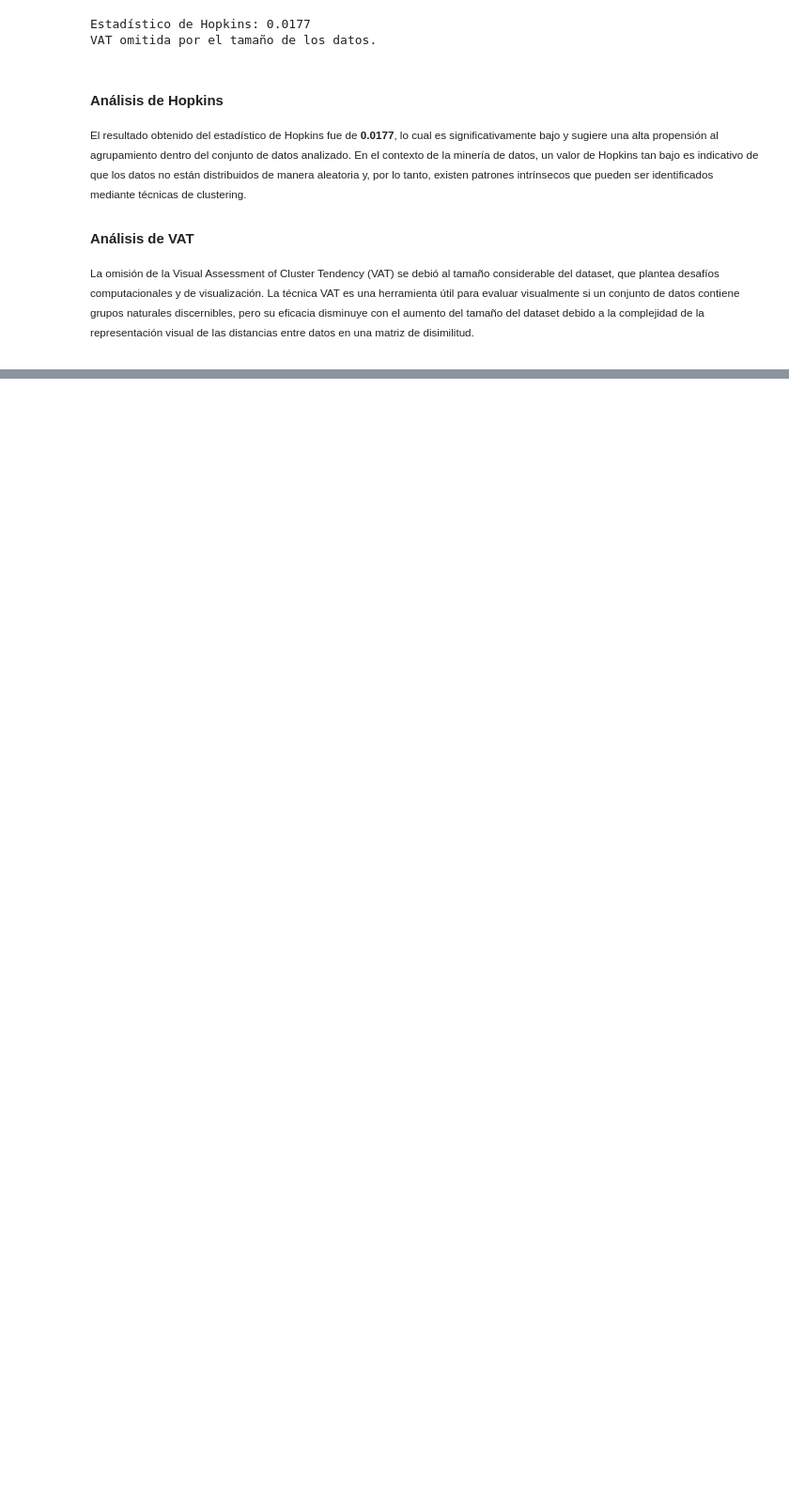
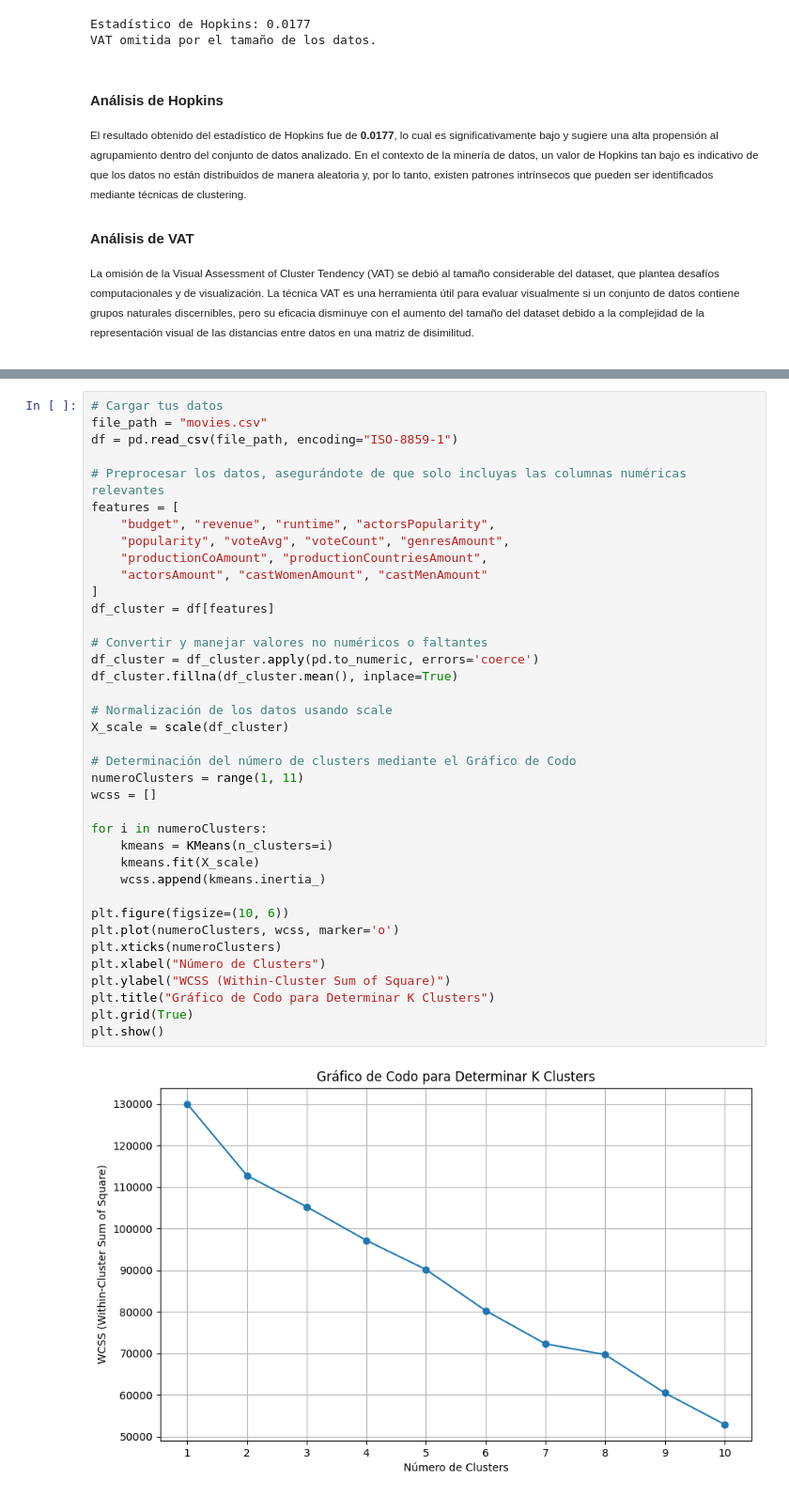
Before and after one commit to lemoonchild/Clustering-APriori-PCA, a Jupyter notebook: Clustering.ipynb, the cells around one changed output, grey strips where cells are left out. Shown at 94% size. Drawn from its saved outputs; the diff is of its cells as text; blank space fills up the shorter version.

Commit message:
feat: add exercise 1.3 for clustering analysis

```diff
--- a/Clustering.ipynb
+++ b/Clustering.ipynb
@@ -115,0 +117,40 @@ La omisión de la Visual Assessment of Cluster Tendency (VAT) se debió al tama
+# %%
+# Cargar tus datos
+file_path = "movies.csv"
+df = pd.read_csv(file_path, encoding="ISO-8859-1")
+
+# Preprocesar los datos, asegurándote de que solo incluyas las columnas numéricas relevantes
+features = [
+    "budget", "revenue", "runtime", "actorsPopularity",
+    "popularity", "voteAvg", "voteCount", "genresAmount",
+    "productionCoAmount", "productionCountriesAmount",
+    "actorsAmount", "castWomenAmount", "castMenAmount"
+]
+df_cluster = df[features]
+
+# Convertir y manejar valores no numéricos o faltantes
+df_cluster = df_cluster.apply(pd.to_numeric, errors='coerce')
+df_cluster.fillna(df_cluster.mean(), inplace=True)
+
+# Normalización de los datos usando scale
+X_scale = scale(df_cluster)
+
+# Determinación del número de clusters mediante el Gráfico de Codo
+numeroClusters = range(1, 11)
+wcss = []
+
+for i in numeroClusters:
+    kmeans = KMeans(n_clusters=i)
+    kmeans.fit(X_scale)
+    wcss.append(kmeans.inertia_)
+
+plt.figure(figsize=(10, 6))
+plt.plot(numeroClusters, wcss, marker='o')
+plt.xticks(numeroClusters)
+plt.xlabel("Número de Clusters")
+plt.ylabel("WCSS (Within-Cluster Sum of Square)")
+plt.title("Gráfico de Codo para Determinar K Clusters")
+plt.grid(True)
+plt.show()
+# %% [output]
+[figure, added]
```
Also changed, not shown: parts of 3 cells of this notebook.
